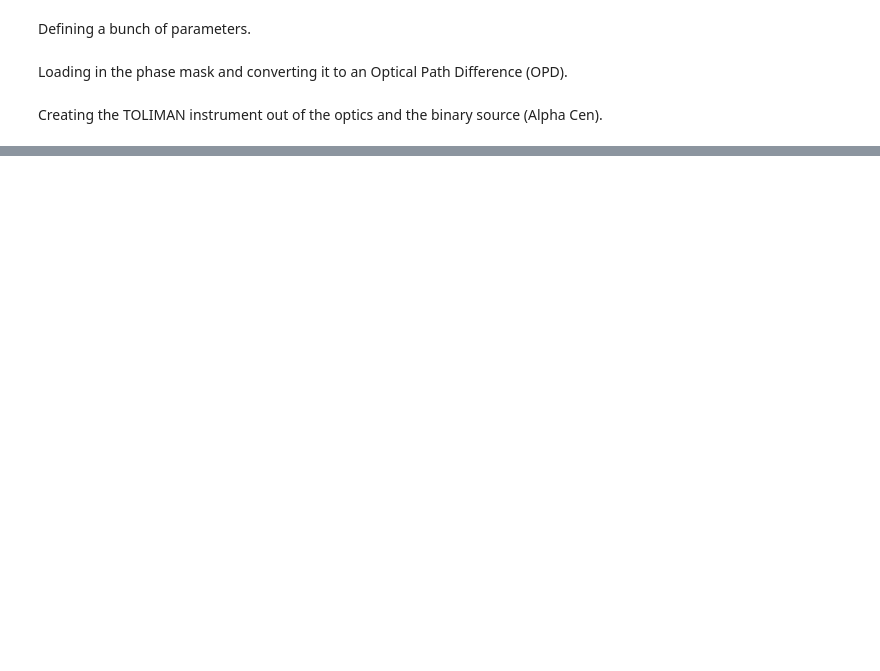
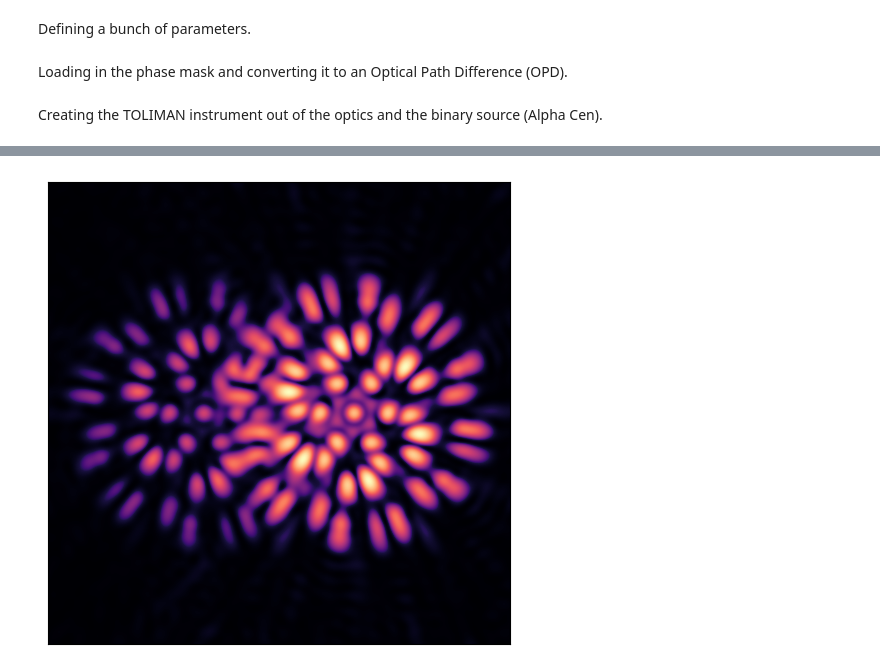
Before and after one commit to maxecharles/toliman-phd, a Jupyter notebook: notebooks/mask_psf_imgs.ipynb, the cells around one changed output, grey strips where cells are left out. Cells and saved outputs as stored; diff of their text form; code cells hidden in the pictures; blank space fills up the shorter version.

```diff
--- a/notebooks/mask_psf_imgs.ipynb
+++ b/notebooks/mask_psf_imgs.ipynb
@@ -20,10 +29,17 @@ bandwidth_min = 545  # minimum wavelength in nm
 bandwidth_max = 645  # maximum wavelength in nm
 wavels = 1e-9 * np.linspace(bandwidth_min, bandwidth_max, 3)  # wavelengths in m
 
+# Parameters
+pa = 90  # position angle in degrees
+sep = 10  # binary separation in arcseconds
+flux = 6.152e7 / 10 / 2  # AVERAGE flux of the two stars per frame
+contrast = 3.372873  # flux contrast from V band magnitudes
+
 # Parameters for dLux
 wavefront_npixels = 256  # wavefront layer size
-detector_npixels = 128  # detector size
-sampling_rate = 5  # pixels per fringe i.e. 5x Nyquist
+detector_npixels = 2048  # detector size
+sampling_rate = 100  # pixels per fringe i.e. 5x Nyquist
+detector_pixel_size = dl.utils.get_pixel_scale(sampling_rate, wavels.max(), 0.125)
 # %% [markdown]
 Loading in the phase mask and converting it to an Optical Path Difference (OPD).
 # %%
@@ -85,0 +104,29 @@ plt.show()
+# %%
+plt.rcParams["font.family"] = "serif"
+
+PSF = tol.model()
+import matplotlib.pyplot as plt
+import matplotlib.colors as colors
+
+# plotting plot
+fig, ax = plt.subplots(figsize=(8, 6))
+# set logarithmic color scaling
+log_norm = colors.LogNorm(vmin=PSF.min(), vmax=PSF.max())
+natlog_norm = colors.SymLogNorm(linthresh=1, linscale=.3, vmin=PSF.min(), vmax=PSF.max(), base=2)
+
+# plot the image with logarithmic scaling
+c = ax.imshow(PSF,
+              cmap='magma',
+              norm=natlog_norm,
+              )
+# set axis and plot title
+ax.set(
+       # title=r'$\alpha$ $Cen$ Simulated PSF',
+       xticks=[],
+       yticks=[])
+# # add a colorbar with label and logarithmic scaling
+# cb = fig.colorbar(c, ax=ax, label='photons', norm=natlog_norm)
+# plt.savefig('figs/PSF-linear.pdf', bbox_inches='tight')
+plt.show()
+# %% [output]
+[figure, added]
```
Also changed, not shown: parts of 6 cells of this notebook, 8 other files.
